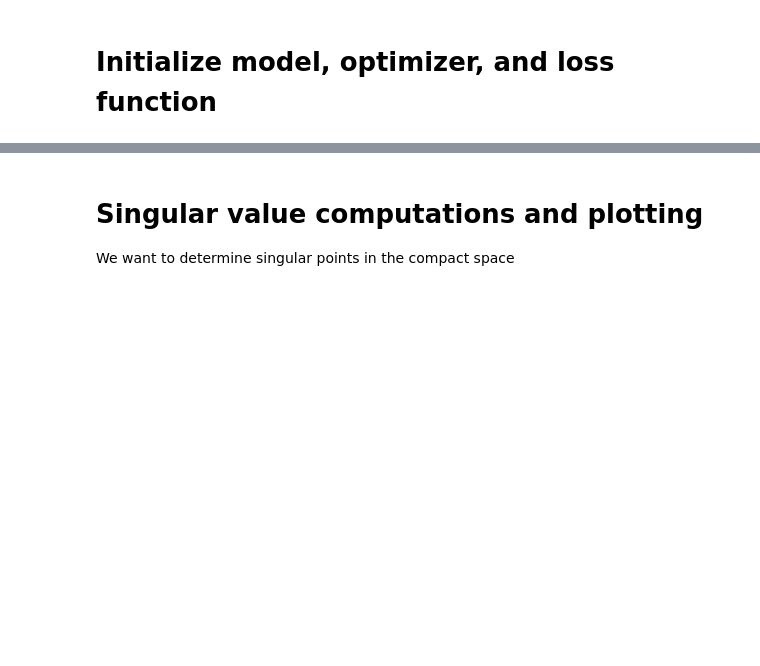
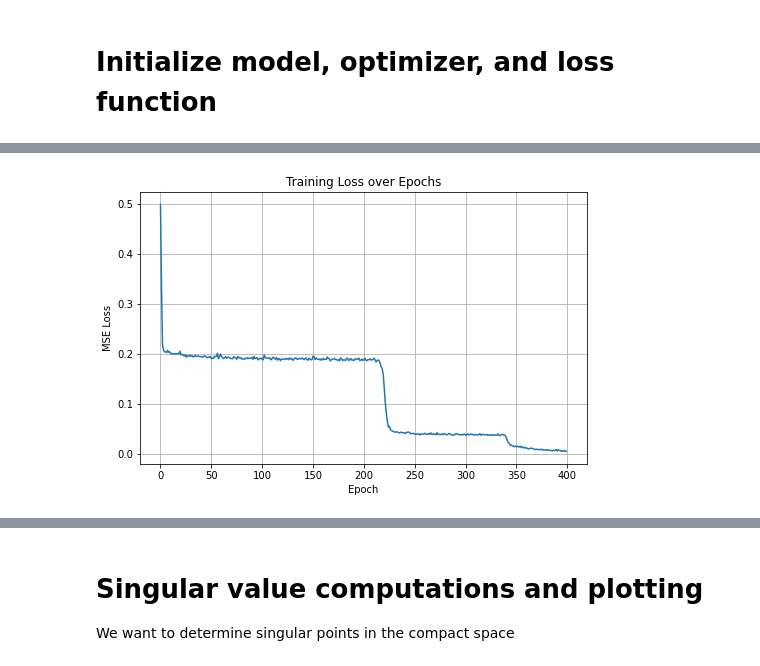
Before and after one commit to twoehrer/embedding, a Jupyter notebook: relu_new_2dout.ipynb, the cells around one changed output, grey strips where cells are left out. Saved outputs shown, nothing was run; the diff lists cells and outputs as text; code cells hidden in the pictures; blank space fills up the shorter version.

```diff
--- a/relu_new_2dout.ipynb
+++ b/relu_new_2dout.ipynb
@@ -179,3 +283,96 @@ class ResNet(nn.Module):
 #     print(test)
 #     test2 = test_model.sub_model(torch.tensor([1.,1.]), to_layer = l, from_layer = l)
 #     print(test2)
+# %%
+target_loss = 0.05
+final_loss = float('inf')
+attempt = 0
+max_attempts = 10  # To avoid infinite loops
+
+if 'load_file' not in locals():  # Only enter retry loop if no model is being loaded
+    while final_loss > target_loss and attempt < max_attempts:
+        attempt += 1
+        print(f"\n--- Training Attempt {attempt} ---")
+
+        model = ResNet(input_dim=input_dim, hidden_dim=hidden_dim, output_dim=output_dim,
+                       num_hidden=num_hidden, activation=activation)
+
+        optimizer = torch.optim.Adam(model.parameters(), lr=0.01)
+        criterion = nn.CrossEntropyLoss() if cross_entropy else nn.MSELoss()
+        print(criterion)
+        losses = []
+
+        for epoch in range(num_epochs):
+            epoch_loss = 0
+            for inputs, targets in dataloader:
+                optimizer.zero_grad()
+                outputs = model(inputs)
+                loss = criterion(outputs, targets)
+                loss.backward()
+                optimizer.step()
+                epoch_loss += loss.item()
+
+            avg_epoch_loss = epoch_loss / len(dataloader)
+            if (epoch + 1) % 20 == 0 or epoch == 0:
+                print(f'Epoch [{epoch + 1}/{num_epochs}], Loss: {avg_epoch_loss:.4f}')
+            losses.append(avg_epoch_loss)
+
+        final_loss = losses[-1]
+        print(f"Final loss after attempt {attempt}: {final_loss:.4f}")
+
+    # Only save checkpoint if target loss achieved
+    if final_loss <= target_loss:
+        print(f"\n✅ Training completed successfully with final loss: {final_loss:.4f}")
+        checkpoint = {
+            'model_state_dict': model.state_dict(),
+            'optimizer_state_dict': optimizer.state_dict(),
+            'losses': losses,
+            'seed': seed,
+            'epoch': epoch,
+            'input_dim': input_dim,
+            'hidden_dim': hidden_dim,
+            'output_dim': output_dim,
+            'num_blocks': num_hidden,
+            'cross_entropy': cross_entropy
+        }
+        save_path = f'last.pth'
+        torch.save(checkpoint, save_path)
+        print(f'Checkpoint saved to {save_path}')
+    else:
+        print(f"\n❌ Max attempts reached. Best final loss: {final_loss:.4f}")
+else:
+    load_file = load_file + '.pth'
+    try:
+        print(f"--- Loading Checkpoint from: {load_file} ---")
+        checkpoint = torch.load(load_file)
+        model.load_state_dict(checkpoint['model_state_dict'])
+
+        losses = checkpoint.get('losses', [])
+        loaded_seed = checkpoint.get('seed', 'Not Found')
+        last_epoch = checkpoint.get('epoch', 'Not Found')
+        loaded_input_dim = checkpoint.get('input_dim', 'Not Found')
+        loaded_hidden_dim = checkpoint.get('hidden_dim', 'Not Found')
+        loaded_output_dim = checkpoint.get('output_dim', 'Not Found')
+        loaded_num_blocks = checkpoint.get('num_blocks', 'Not Found')
+        loaded_cross_entropy = checkpoint.get('cross_entropy', 'Not Found')
+
+        print(f"Model state loaded successfully.")
+        print(f"Loaded training losses (Length: {len(losses)}).")
+        print(f"Original training seed: {loaded_seed}")
+        print(f"Model trained for {last_epoch + 1 if isinstance(last_epoch, int) else 'N/A'} epochs.")
+        print(f"Saved Hyperparameters: Input={loaded_input_dim}, Hidden={loaded_hidden_dim}, Output={loaded_output_dim}, Blocks={loaded_num_blocks}, CrossEntropy={loaded_cross_entropy}")
+        model.eval()
+
+    except FileNotFoundError:
+        print(f"Error: Checkpoint file not found at {load_file}")
+        losses = []
+
+# Plot training loss
+plt.figure(figsize=(8, 5))
+plt.plot(range(len(losses)), losses)
+plt.xlabel('Epoch')
+plt.ylabel('MSE Loss')
+plt.title('Training Loss over Epochs')
+plt.grid(True)
+plt.show()
+# %% [output]
@@ -182,2 +385,3 @@ class ResNet(nn.Module):
+[figure, added]
 # %%
 
```
Also changed, not shown: parts of 12 cells of this notebook, 7 other files.
